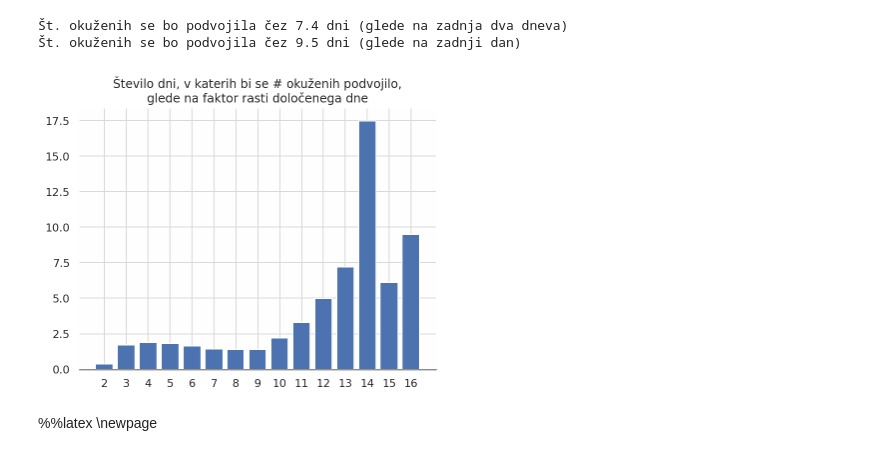
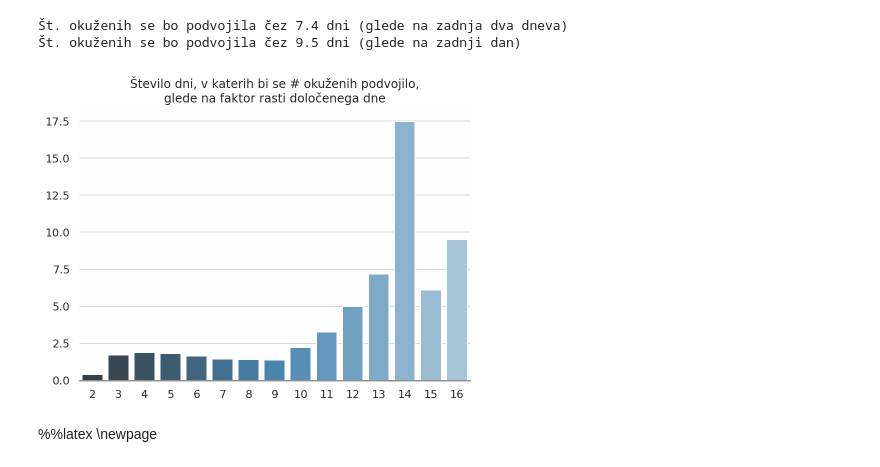
Before and after one commit to timkmecl/slo-covid-analysis, a Jupyter notebook: Korona.ipynb, the cells around one changed output. Saved outputs shown, nothing was run; the diff lists cells and outputs as text; code cells hidden in the pictures.

```diff
--- a/Korona.ipynb
+++ b/Korona.ipynb
@@ -16,9 +16,16 @@ sns.set_style("whitegrid", {"axes.facecolor": ".995",
                             'axes.edgecolor': '.5',
                             'axes.grid': True,
                             'grid.color': '.85'})
+
 plt.rcParams["figure.figsize"] = [6.4, 4.8]
+
 plt.rcParams["lines.linewidth"] = 2
-plt.rcParams["lines.marker"] = "."
+
+plt.rcParams["lines.marker"] = "o"
+plt.rcParams["lines.markeredgecolor"] = "w"
+plt.rcParams["lines.markeredgewidth"] = "2"
+plt.rcParams["lines.markersize"] = 6
+palette = "Blues_d"
 # %% [markdown]
 # Dejanski podatki
 # %% [markdown]
@@ -309,13 +314,13 @@ print("Št. okuženih se bo podvojila čez %.1f dni (glede na zadnji dan)" % dbl
 Št. okuženih se bo podvojila čez 7.4 dni (glede na zadnja dva dneva)
 Št. okuženih se bo podvojila čez 9.5 dni (glede na zadnji dan)
 # %%
+plt.figure(figsize=(7,5))
 podvojitev = math.log(2)/np.log(rast)
-plt.bar(dni[1:], podvojitev)
+sns.barplot(dni[1:], podvojitev, palette=palette)
 plt.title("Število dni, v katerih bi se # okuženih podvojilo,\nglede na faktor rasti določenega dne")
-plt.xticks(dni[1:])
 plt.show()
 # %% [output]
-[figure, old version]
+[figure, new version]
 # %% [markdown]
 %%latex
 \newpage
```
Also changed, not shown: parts of 28 cells of this notebook, 1 other file.
